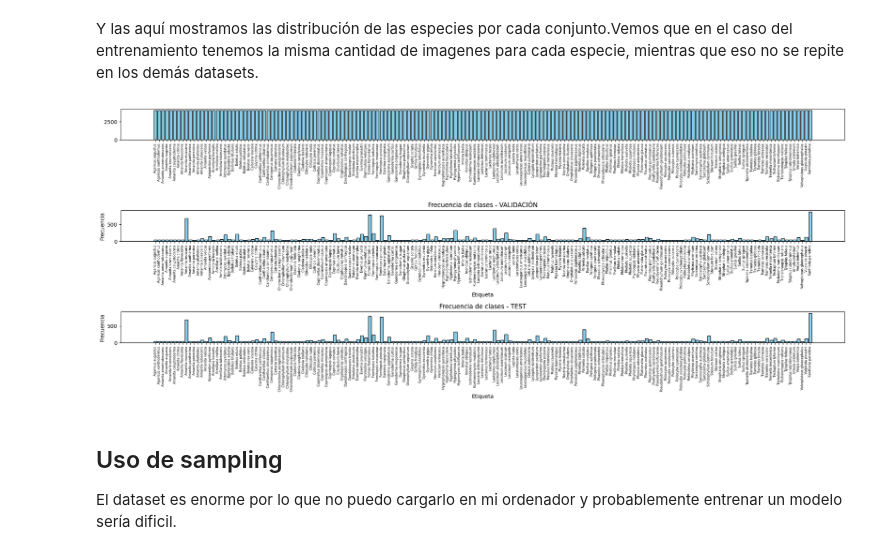
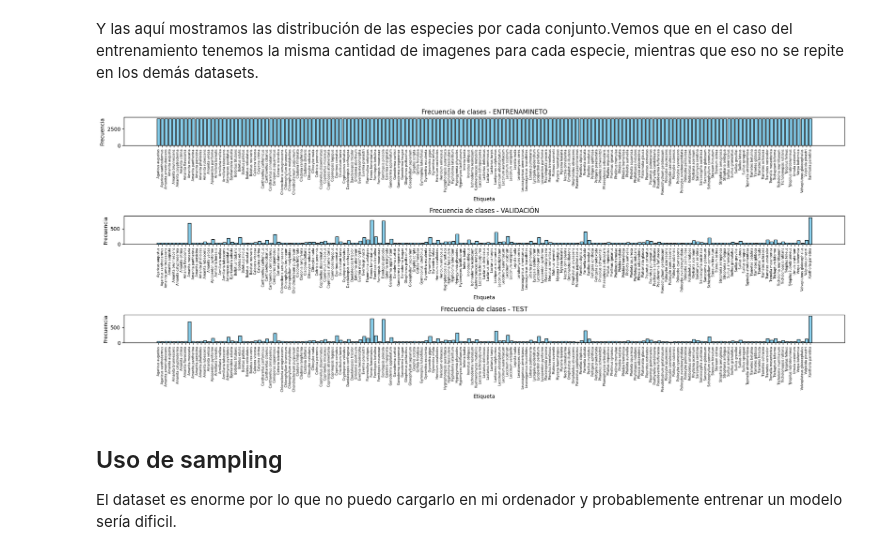
Before and after one commit to dapedeje/TFG, a Jupyter notebook: notebooks/DataSetCreation.ipynb, the cells around one changed output. Drawn from its saved outputs; the diff is of its cells as text; code cells hidden in the pictures.

```diff
--- a/notebooks/DataSetCreation.ipynb
+++ b/notebooks/DataSetCreation.ipynb
@@ -46,9 +45,9 @@ Archivo movido
 #   Carga y revisión de los datos
 Primero utilizamos pandas con la función `read_csv`, con esto podemomos obtener las rutas de nuestras imagenes y sus respectivas clases.
 # %%
-rutas_val = pd.read_csv(r"../Datos/kaggle/val.csv")
-rutas_train = pd.read_csv(r"../Datos/kaggle/train.csv")
-rutas_test = pd.read_csv(r"../Datos/kaggle/test.csv")
+rutas_val = pd.read_csv(r"..\Datos/content\kaggle/val.csv")
+rutas_train = pd.read_csv(r"/content/..\Datos/content\kaggle/train.csv")
+rutas_test = pd.read_csv(r"/content/..\Datos/content\kaggle/test.csv")
 # %% [markdown]
 Ahora mostramos los subconjutos de datos para ver que todo esta correcto.
 # %%
@@ -113,32 +112,32 @@ Y las aquí mostramos las distribución de las especies por cada conjunto.Vemos
 # %%
 fig, axes = plt.subplots(3, figsize=(20, 8))
 
 conteo_train = rutas_train["label"].value_counts().sort_index()
 axes[0].bar(conteo_train.index, conteo_train, color='skyblue', edgecolor='black')
 axes[0].tick_params(axis='x', rotation=90, labelsize=6)
-axes[1].set_title("Frecuencia de clases - ENTRENAMINETO")
-axes[1].set_xlabel("Etiqueta")
-axes[1].set_ylabel("Frecuencia")
+axes[0].set_title("Frecuencia de clases - ENTRENAMINETO")
+axes[0].set_xlabel("Etiqueta")
+axes[0].set_ylabel("Frecuencia")
 
 
 conteo_val = rutas_val["label"].value_counts().sort_index()
 axes[1].bar(conteo_val.index, conteo_val, color='skyblue', edgecolor='black')
 axes[1].tick_params(axis='x', rotation=90, labelsize=6)
 axes[1].set_title("Frecuencia de clases - VALIDACIÓN")
 axes[1].set_xlabel("Etiqueta")
 axes[1].set_ylabel("Frecuencia")
 
 conteo_test = rutas_test["label"].value_counts().sort_index()
 axes[2].bar(conteo_test.index, conteo_test, color='skyblue', edgecolor='black')
 axes[2].tick_params(axis='x', rotation=90, labelsize=6)
 axes[2].set_title("Frecuencia de clases - TEST")
 axes[2].set_xlabel("Etiqueta")
 axes[2].set_ylabel("Frecuencia")
 
 plt.tight_layout()
 plt.show()
 # %% [output]
-[figure, old version]
+[figure, new version]
 # %% [markdown]
 ##  Uso de sampling
 El dataset es enorme por lo que no puedo cargarlo en mi ordenador y probablemente entrenar un modelo sería dificil.
```
Also changed, not shown: parts of 1 cell of this notebook.
